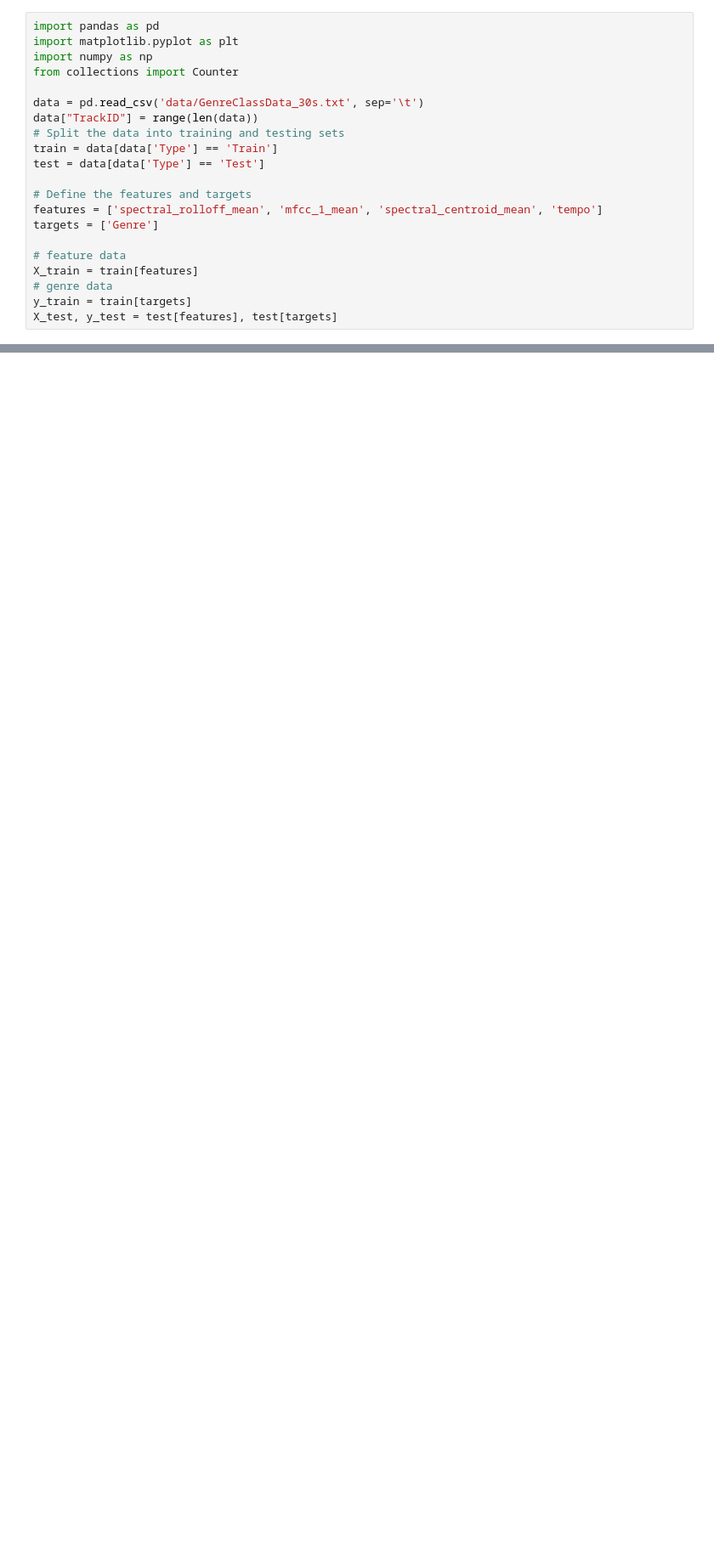
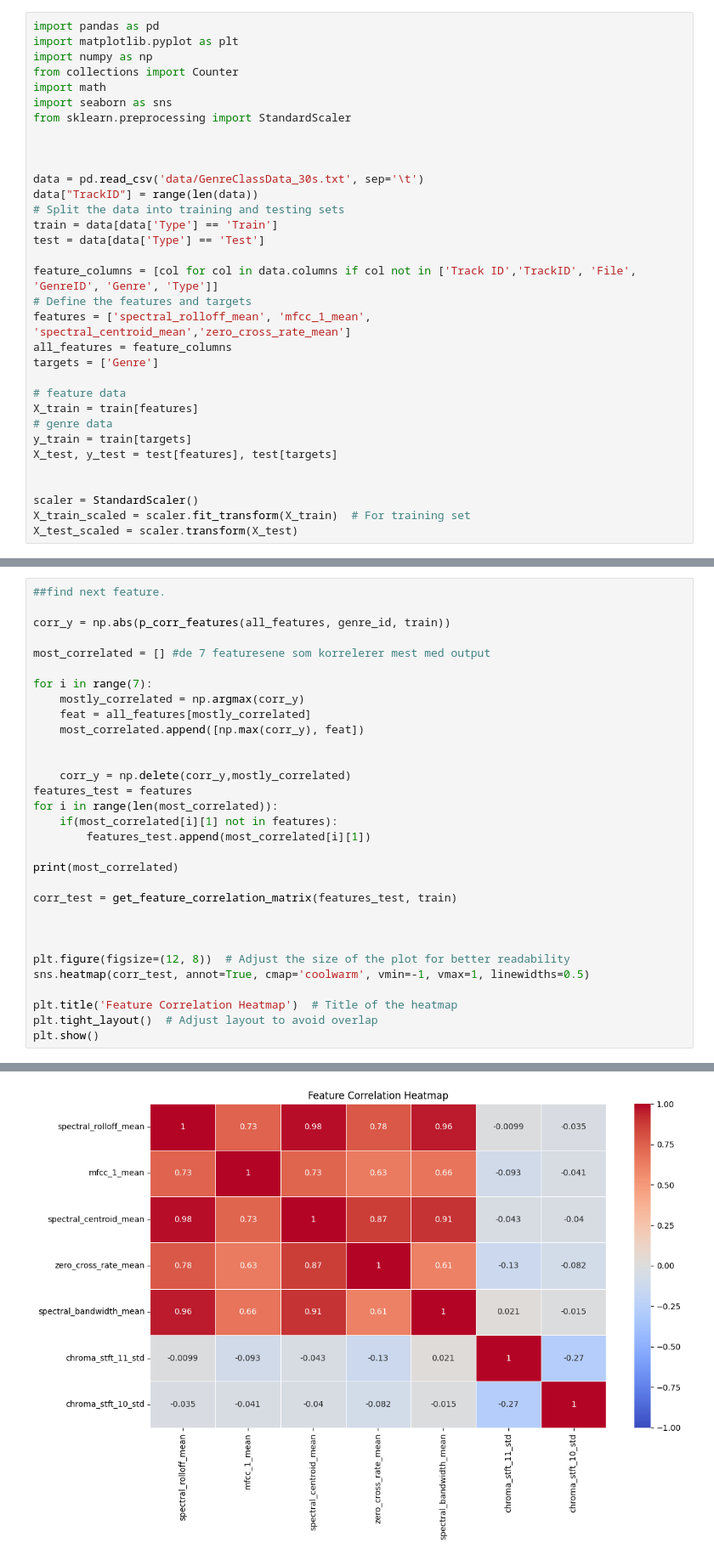
Before and after one commit to atlesund32/TTT4275, a Jupyter notebook: kNN_task1.ipynb, the cells around one changed output, grey strips where cells are left out. Shown: that part at 85% size. Cells and saved outputs as stored; diff of their text form; blank space fills up the shorter version.

Commit message:
Eksperimenter med oppgave 3 lagd div heatmaps og funnet fram til en midlertidig losning

```diff
--- a/kNN_task1.ipynb
+++ b/kNN_task1.ipynb
@@ -3,6 +3,11 @@ import pandas as pd
 import matplotlib.pyplot as plt
 import numpy as np
 from collections import Counter
+import math
+import seaborn as sns
+from sklearn.preprocessing import StandardScaler
+
+
 
 data = pd.read_csv('data/GenreClassData_30s.txt', sep='\t')
 data["TrackID"] = range(len(data))
@@ -10,8 +15,10 @@ data["TrackID"] = range(len(data))
 train = data[data['Type'] == 'Train']
 test = data[data['Type'] == 'Test']
 
+feature_columns = [col for col in data.columns if col not in ['Track ID','TrackID', 'File', 'GenreID', 'Genre', 'Type']]
 # Define the features and targets
-features = ['spectral_rolloff_mean', 'mfcc_1_mean', 'spectral_centroid_mean', 'tempo']
+features = ['spectral_rolloff_mean', 'mfcc_1_mean', 'spectral_centroid_mean','zero_cross_rate_mean']
+all_features = feature_columns
 targets = ['Genre']
 
 # feature data
@@ -19,4 +26,9 @@ X_train = train[features]
 # genre data
 y_train = train[targets]
 X_test, y_test = test[features], test[targets]
+
+
+scaler = StandardScaler()
+X_train_scaled = scaler.fit_transform(X_train)  # For training set
+X_test_scaled = scaler.transform(X_test)
 # %%
@@ -89,0 +247,32 @@ accuracy_metric(y_test.values.flatten(), predicted_labels)
+# %%
+##find next feature.
+
+corr_y = np.abs(p_corr_features(all_features, genre_id, train))
+
+most_correlated = [] #de 7 featuresene som korrelerer mest med output
+
+for i in range(7):
+    mostly_correlated = np.argmax(corr_y)
+    feat = all_features[mostly_correlated]
+    most_correlated.append([np.max(corr_y), feat])
+
+
+    corr_y = np.delete(corr_y,mostly_correlated)
+features_test = features
+for i in range(len(most_correlated)):
+    if(most_correlated[i][1] not in features):
+        features_test.append(most_correlated[i][1])
+
+print(most_correlated)
+
+corr_test = get_feature_correlation_matrix(features_test, train)
+
+
+
+plt.figure(figsize=(12, 8))  # Adjust the size of the plot for better readability
+sns.heatmap(corr_test, annot=True, cmap='coolwarm', vmin=-1, vmax=1, linewidths=0.5)
+
+plt.title('Feature Correlation Heatmap')  # Title of the heatmap
+plt.tight_layout()  # Adjust layout to avoid overlap
+plt.show()
+# %% [output]
@@ -90,3 +280,4 @@ accuracy_metric(y_test.values.flatten(), predicted_labels)
+[figure, added]
 # %%
 
 
```
Also changed, not shown: parts of 7 cells of this notebook.
